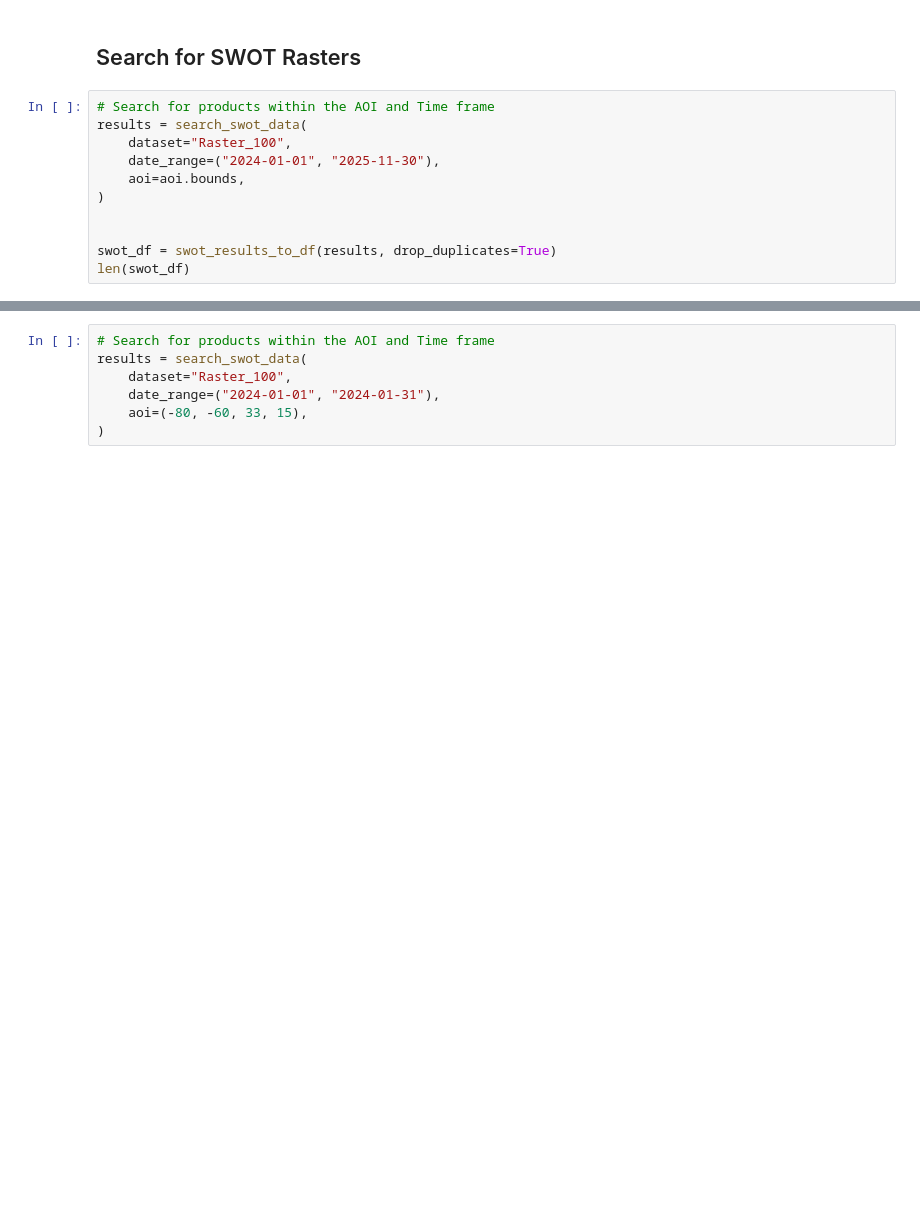
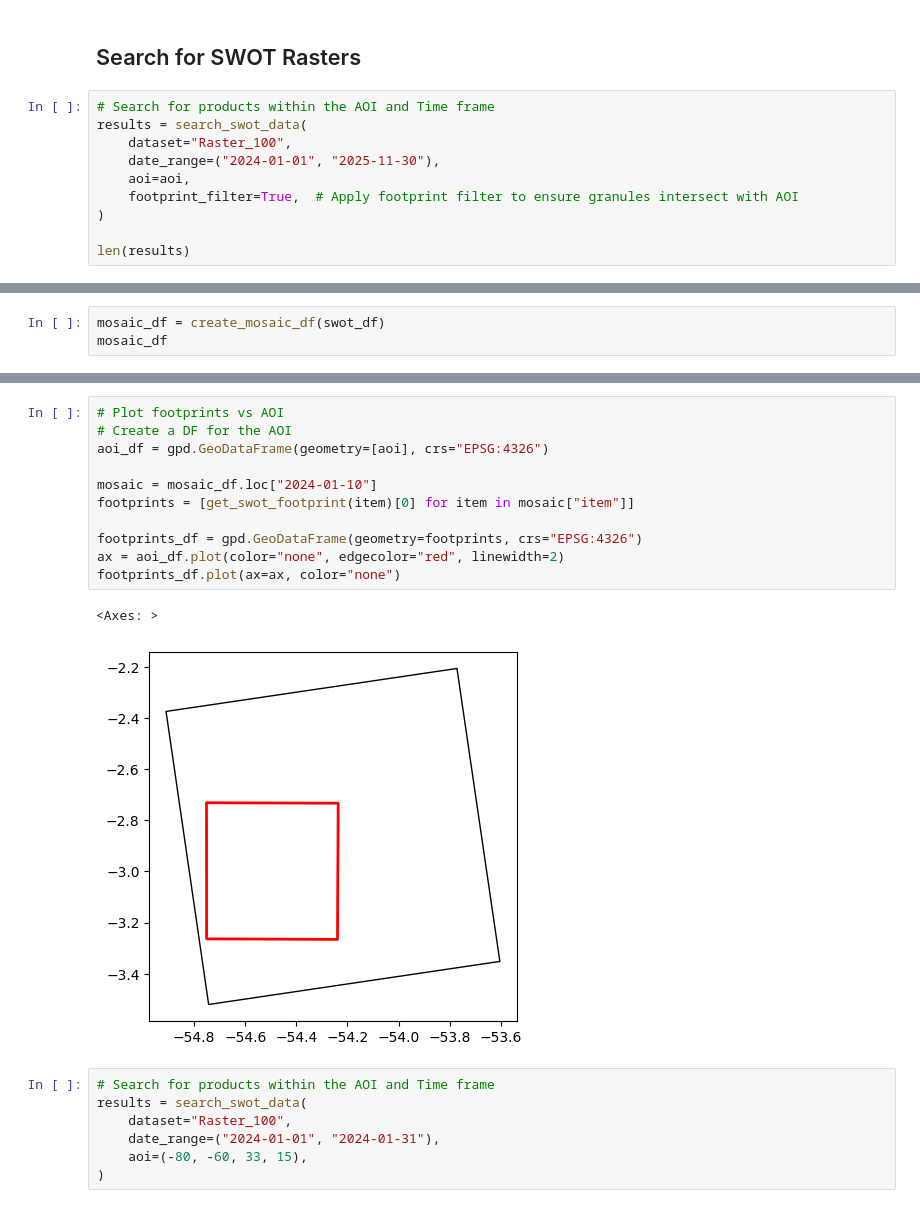
Before and after one commit to cordmaur/swot, a Jupyter notebook: nbs/08-Download_SWOT_rasters.ipynb, the cells around one changed output, grey strips where cells are left out. Saved outputs shown, nothing was run; the diff lists cells and outputs as text; blank space fills up the shorter version.

```diff
--- a/nbs/08-Download_SWOT_rasters.ipynb
+++ b/nbs/08-Download_SWOT_rasters.ipynb
@@ -34,10 +34,9 @@ if aois is not None:
 results = search_swot_data(
     dataset="Raster_100",
     date_range=("2024-01-01", "2025-11-30"),
-    aoi=aoi.bounds,
+    aoi=aoi,
+    footprint_filter=True,  # Apply footprint filter to ensure granules intersect with AOI
 )
 
-
-swot_df = swot_results_to_df(results, drop_duplicates=True)
-len(swot_df)
+len(results)
 # %% [output]
@@ -44,0 +49,3 @@ len(swot_df)
+# %%
+mosaic_df = create_mosaic_df(swot_df)
+mosaic_df
@@ -45,3 +77,17 @@ len(swot_df)
+# %%
+# Plot footprints vs AOI
+# Create a DF for the AOI
+aoi_df = gpd.GeoDataFrame(geometry=[aoi], crs="EPSG:4326")
+
+mosaic = mosaic_df.loc["2024-01-10"]
+footprints = [get_swot_footprint(item)[0] for item in mosaic["item"]]
+
+footprints_df = gpd.GeoDataFrame(geometry=footprints, crs="EPSG:4326")
+ax = aoi_df.plot(color="none", edgecolor="red", linewidth=2)
+footprints_df.plot(ax=ax, color="none")
+# %% [output]
+<Axes: >
+[figure, added]
 # %%
 # Search for products within the AOI and Time frame
 results = search_swot_data(
```
Also changed, not shown: parts of 14 cells of this notebook, 2 other files.
